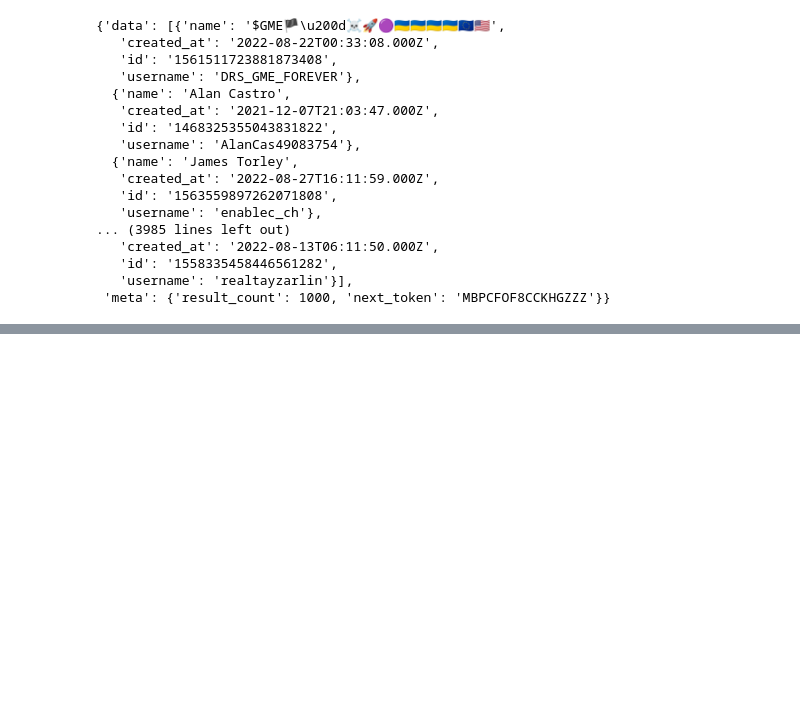
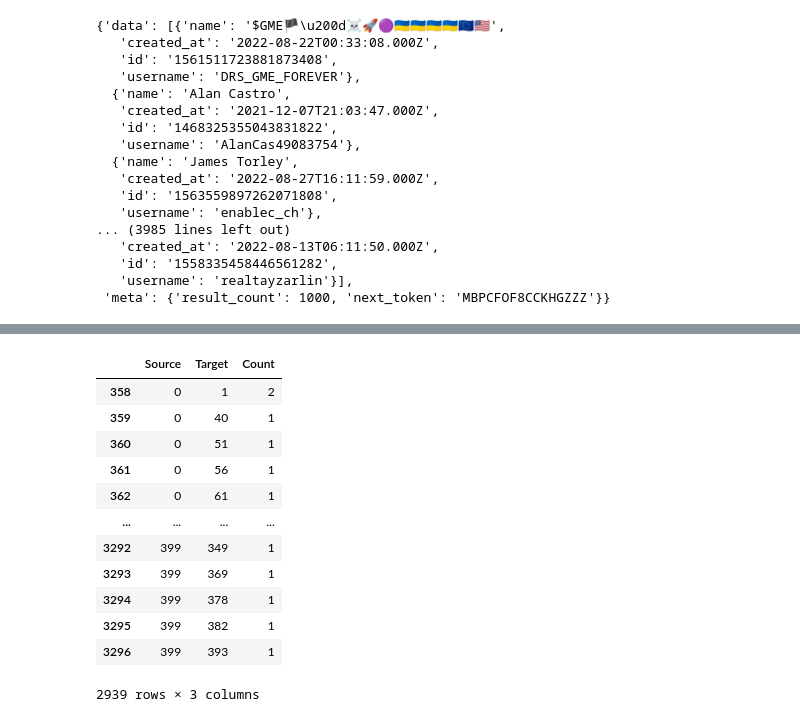
Before and after one commit to deamonpog/ten, a Jupyter notebook: Playground.ipynb, the cells around one changed output, grey strips where cells are left out. Drawn from its saved outputs; the diff is of its cells as text; code cells hidden in the pictures; blank space fills up the shorter version.

Commit message:
renamed, removed, added some files

```diff
--- a/Playground.ipynb
+++ b/Playground.ipynb
@@ -206,0 +257,18 @@ df[['Thread Id', 'Date'] + [x for x in df.columns if x.split(" ")[0] == 'Twitter
+# %%
+edges = msgs.groupby(['parent_user_id','user_id'],as_index=False).size().rename(columns={'parent_user_id':'Source','user_id':'Target','size':'Count'})
+edges = edges[edges['Source'] != -1]
+edges
+# %% [output]
+|  | Source | Target | Count |
+| 358 | 0 | 1 | 2 |
+| 359 | 0 | 40 | 1 |
+| 360 | 0 | 51 | 1 |
+| 361 | 0 | 56 | 1 |
+| 362 | 0 | 61 | 1 |
+| ... | ... | ... | ... |
+| 3292 | 399 | 349 | 1 |
+| 3293 | 399 | 369 | 1 |
+| 3294 | 399 | 378 | 1 |
+| 3295 | 399 | 382 | 1 |
+| 3296 | 399 | 393 | 1 |
+2939 rows × 3 columns
```
Also changed, not shown: parts of 41 cells of this notebook, 5 other files.
